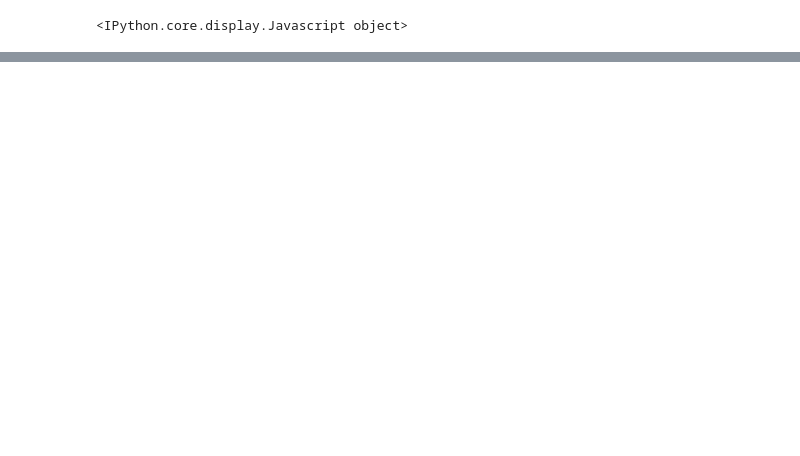
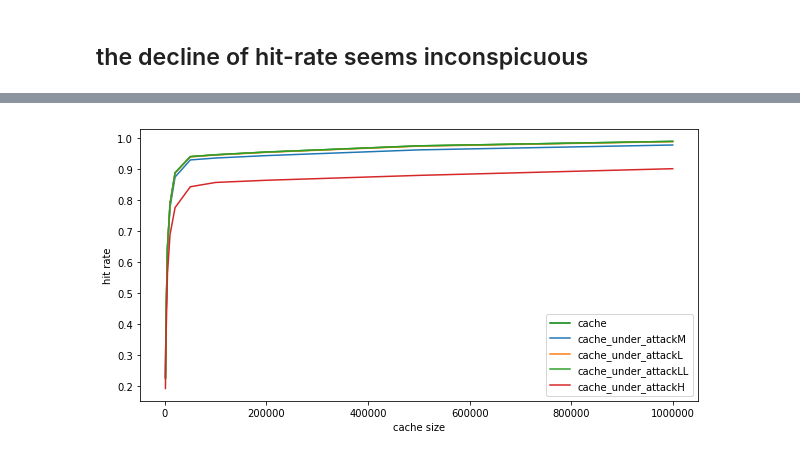
Before and after one commit to Liyunfan1998/CDN-simulation, a Jupyter notebook: simulate_notebook.ipynb, the cells around one changed output, grey strips where cells are left out. Saved outputs shown, nothing was run; the diff lists cells and outputs as text; code cells hidden in the pictures; blank space fills up the shorter version.

```diff
--- a/simulate_notebook.ipynb
+++ b/simulate_notebook.ipynb
@@ -184,10 +148,14 @@ plt.show()
+# %% [markdown]
+## the decline of hit-rate seems inconspicuous
 # %%
 plt.figure(figsize=(10, 5))
-plt.plot(cache_size_array, server_hit_rate, color='green', label='cache')
-plt.plot(cache_size_array, server_hit_rate_with_attack, color='red', label='cache_under_attack')
+plt.plot(cache_size_array, server_hit_rate_dict['H'], color='green', label='cache')
+for attack_level in attack_levels:
+    plt.plot(cache_size_array, server_hit_rate_with_attack_dict[attack_level],
+             label='cache_under_attack' + attack_level)
 plt.xlabel("cache size")
 plt.ylabel("hit rate")
 plt.legend()
+# plt.savefig("cache_under_attack_" + str(rdi) + ".png")
 plt.show()
 # %% [output]
-<IPython.core.display.Javascript object>
@@ -194,0 +162 @@ plt.show()
+[figure, added]
```
Also changed, not shown: parts of 12 cells of this notebook, 11 other files.
